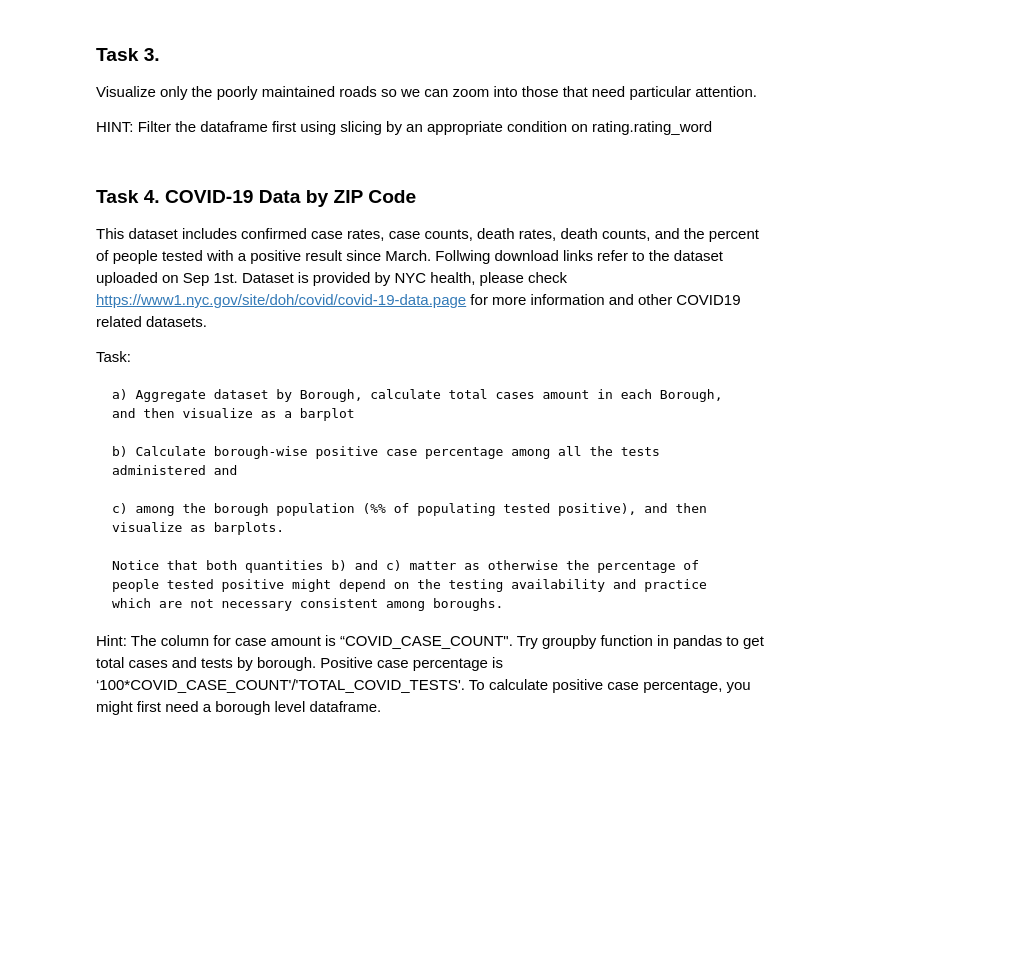
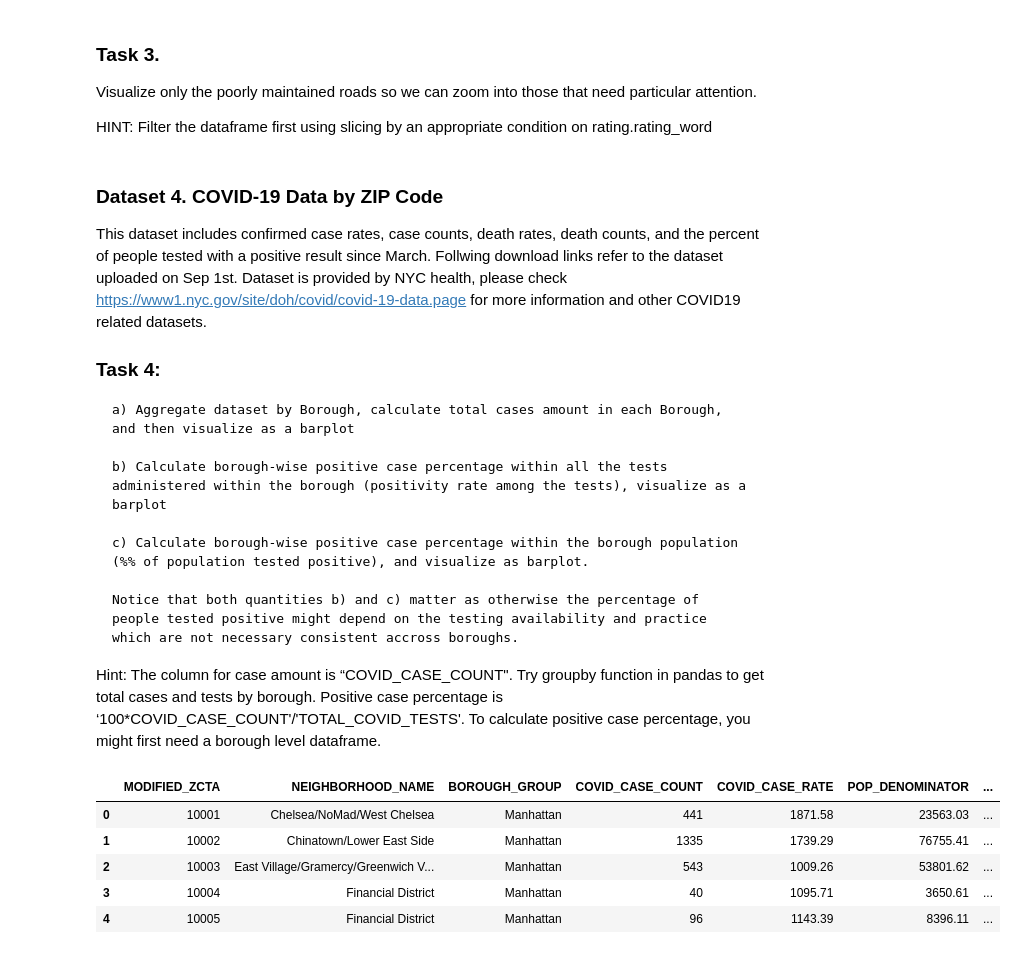
Before and after one commit to CUSPIntroADS2023/Labs, a Jupyter notebook: LAB1_loading_data.ipynb, the cells around one changed output. Cells and saved outputs as stored; diff of their text form; code cells hidden in the pictures; blank space fills up the shorter version.

```diff
--- a/LAB1_loading_data.ipynb
+++ b/LAB1_loading_data.ipynb
@@ -352,19 +354,19 @@ Visualize only the poorly maintained roads so we can zoom into those that need p
 
 HINT: Filter the dataframe first using slicing by an appropriate condition on rating.rating_word
 # %% [markdown]
-### Task 4. COVID-19 Data by ZIP Code
+### Dataset 4. COVID-19 Data by ZIP Code
 
 This dataset includes confirmed case rates, case counts, death rates, death counts, and the percent of people tested with a positive result since March. Follwing download links refer to the dataset uploaded on Sep 1st. Dataset is provided by NYC health, please check https://www1.nyc.gov/site/doh/covid/covid-19-data.page for more information and other COVID19 related datasets.
 
-Task:
+### Task 4:
 
     a) Aggregate dataset by Borough, calculate total cases amount in each Borough, and then visualize as a barplot
 
-    b) Calculate borough-wise positive case percentage among all the tests administered and
+    b) Calculate borough-wise positive case percentage within all the tests administered within the borough (positivity rate among the tests), visualize as a barplot
 
-    c) among the borough population (%% of populating tested positive), and then visualize as barplots.
+    c) Calculate borough-wise positive case percentage within the borough population (%% of population tested positive), and visualize as barplot.
 
-    Notice that both quantities b) and c) matter as otherwise the percentage of people tested positive might depend on the testing availability and practice which are not necessary consistent among boroughs.
+    Notice that both quantities b) and c) matter as otherwise the percentage of people tested positive might depend on the testing availability and practice which are not necessary consistent accross boroughs.
 
 
 Hint: The column for case amount is “COVID_CASE_COUNT". Try groupby function in pandas to get total cases and tests by borough. Positive case percentage is ‘100*COVID_CASE_COUNT'/'TOTAL_COVID_TESTS'. To calculate positive case percentage, you might first need a borough level dataframe.
@@ -375 +375,10 @@ url = 'https://raw.githubusercontent.com/nychealth/coronavirus-data/7953c97d1e58
 df = pd.read_csv(url)
+# %%
+df.head()
+# %% [output]
+|  | MODIFIED_ZCTA | NEIGHBORHOOD_NAME | BOROUGH_GROUP | COVID_CASE_COUNT | COVID_CASE_RATE | POP_DENOMINATOR | ... |
+| 0 | 10001 | Chelsea/NoMad/West Chelsea | Manhattan | 441 | 1871.58 | 23563.03 | ... |
+| 1 | 10002 | Chinatown/Lower East Side | Manhattan | 1335 | 1739.29 | 76755.41 | ... |
+| 2 | 10003 | East Village/Gramercy/Greenwich V... | Manhattan | 543 | 1009.26 | 53801.62 | ... |
+| 3 | 10004 | Financial District | Manhattan | 40 | 1095.71 | 3650.61 | ... |
+| 4 | 10005 | Financial District | Manhattan | 96 | 1143.39 | 8396.11 | ... |
```
Also changed, not shown: parts of 9 cells of this notebook.
